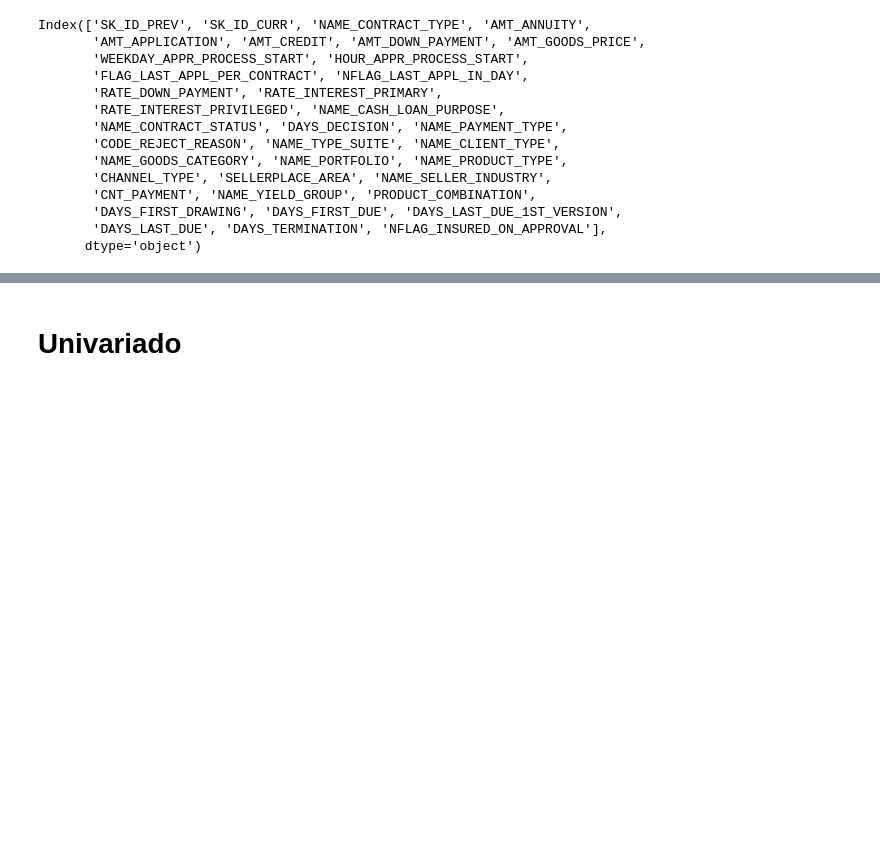
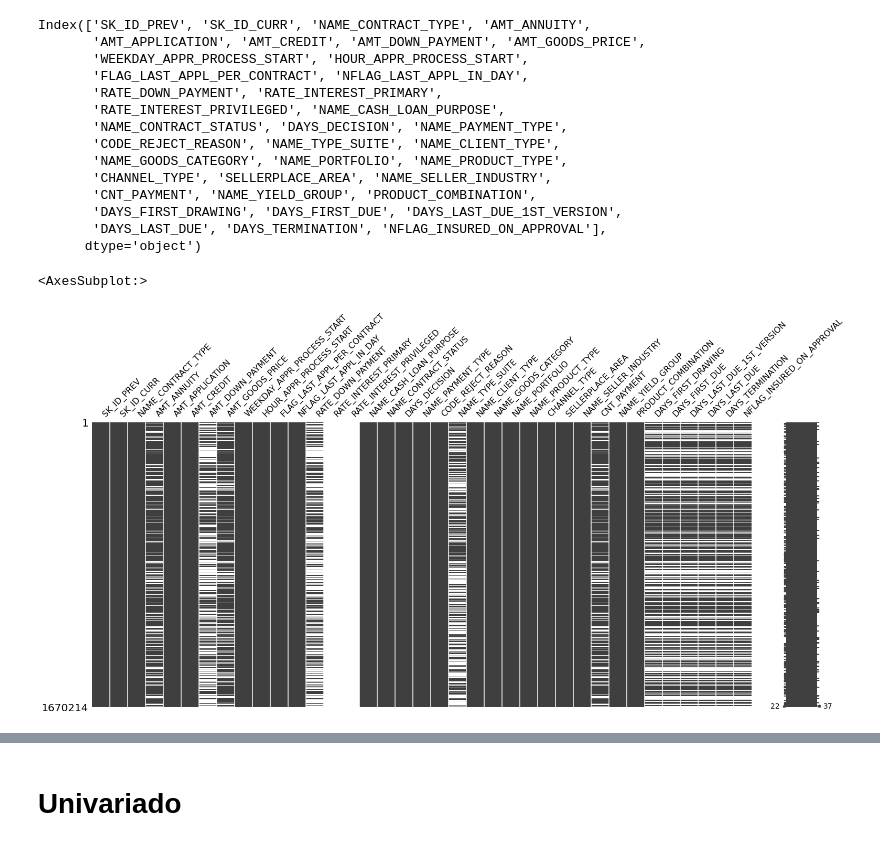
Before and after one commit to jhonathanmpg/coderhouse-clase-35, a Jupyter notebook: Idea+Peña.ipynb, the cells around one changed output, grey strips where cells are left out. Saved outputs shown, nothing was run; the diff lists cells and outputs as text; code cells hidden in the pictures; blank space fills up the shorter version.

```diff
--- a/Idea+Peña.ipynb
+++ b/Idea+Peña.ipynb
@@ -95,3 +128,8 @@ Index(['SK_ID_PREV', 'SK_ID_CURR', 'NAME_CONTRACT_TYPE', 'AMT_ANNUITY',
        'DAYS_FIRST_DRAWING', 'DAYS_FIRST_DUE', 'DAYS_LAST_DUE_1ST_VERSION',
        'DAYS_LAST_DUE', 'DAYS_TERMINATION', 'NFLAG_INSURED_ON_APPROVAL'],
       dtype='object')
+# %%
+msno.matrix(df_prev)
+# %% [output]
+<AxesSubplot:>
+[figure, added]
```
Also changed, not shown: parts of 30 cells of this notebook.
